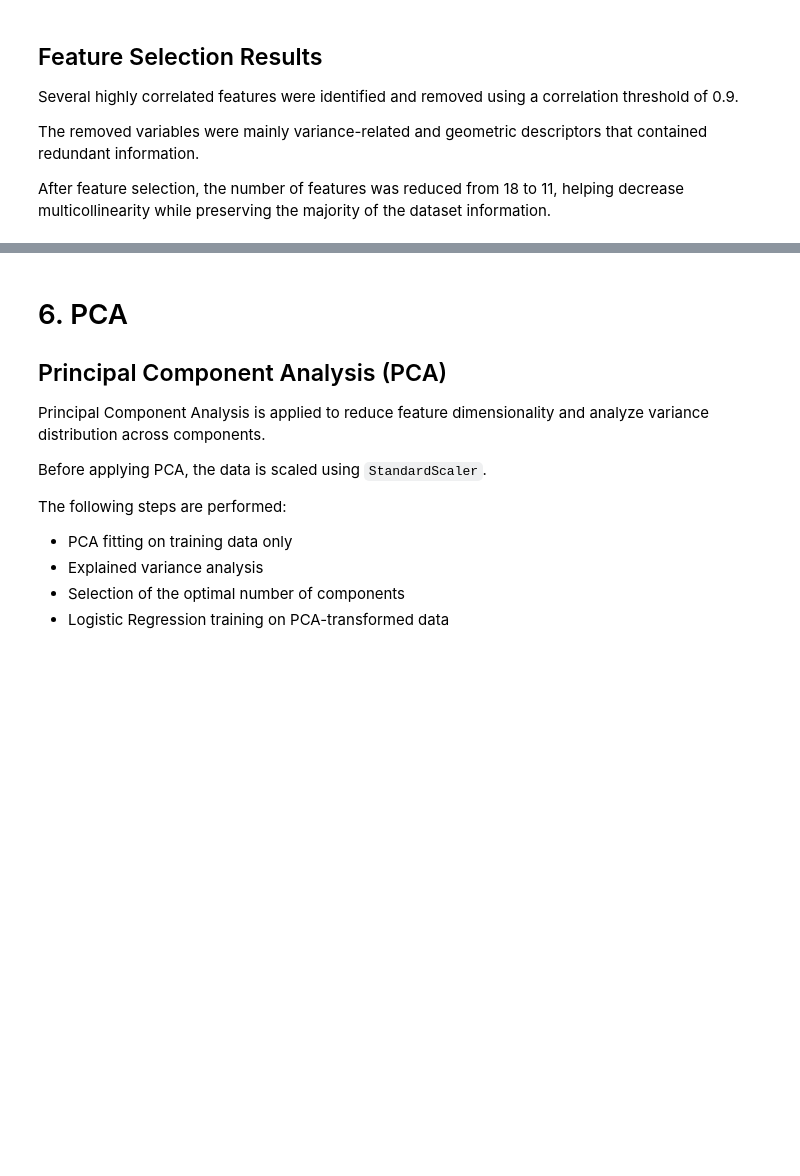
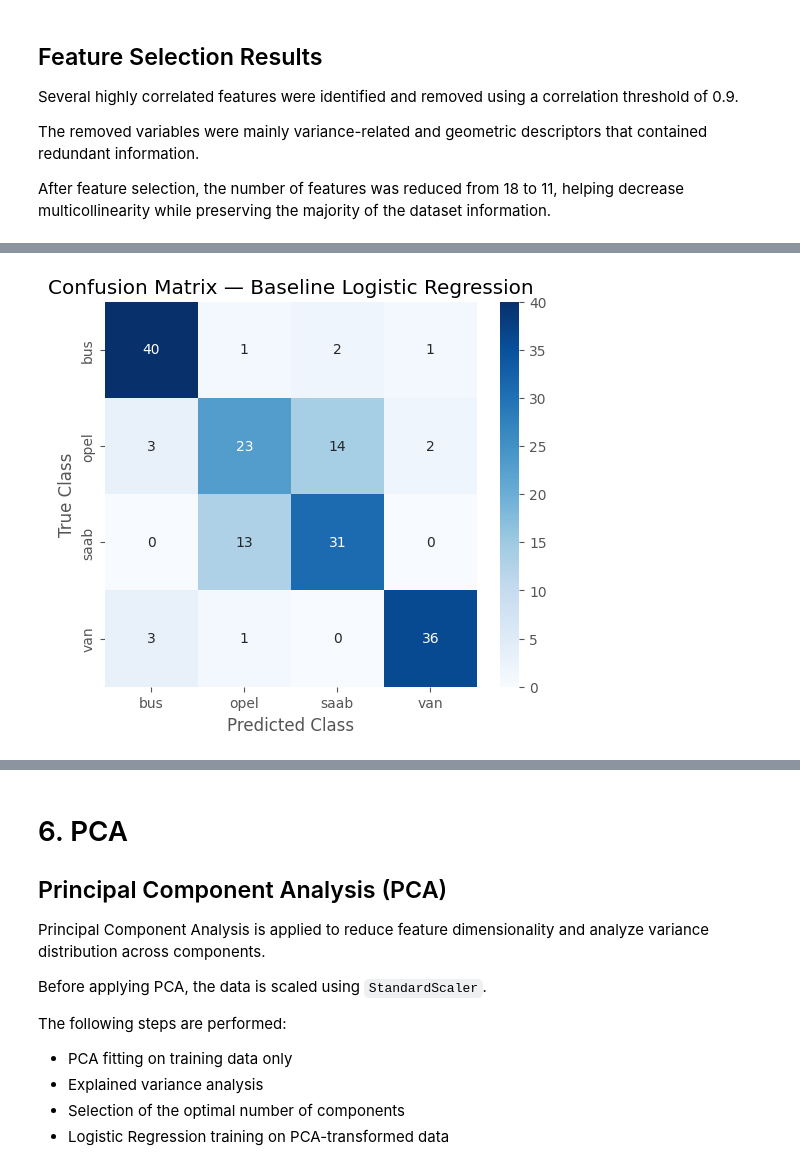
Before and after one commit to Haruw09/vehicle-silhouettes-ml-pipeline, a Jupyter notebook: notebooks/ml_pipeline.ipynb, the cells around one changed output, grey strips where cells are left out. Cells and saved outputs as stored; diff of their text form; code cells hidden in the pictures; blank space fills up the shorter version.

Commit message:
Implement baseline logistic regression model

```diff
--- a/notebooks/ml_pipeline.ipynb
+++ b/notebooks/ml_pipeline.ipynb
@@ -369,0 +387,5 @@ The results obtained in this section serve as a baseline for comparison with mor
+# %%
+logreg_baseline = LogisticRegression(
+    max_iter=1000,
+    random_state=42
+)
@@ -369,0 +410,2 @@ The results obtained in this section serve as a baseline for comparison with mor
+# %%
+logreg_baseline.fit(X_train_scaled, y_train)
@@ -369,0 +414,2 @@ The results obtained in this section serve as a baseline for comparison with mor
+# %%
+y_pred_logreg_baseline = logreg_baseline.predict(X_test_scaled)
@@ -369,0 +474,21 @@ The results obtained in this section serve as a baseline for comparison with mor
+# %%
+conf_matrix = confusion_matrix(y_test, y_pred_logreg_baseline)
+
+plt.figure(figsize=(6, 5))
+
+sns.heatmap(
+    conf_matrix,
+    annot=True,
+    fmt="d",
+    cmap="Blues",
+    xticklabels=logreg_baseline.classes_,
+    yticklabels=logreg_baseline.classes_
+)
+
+plt.title("Confusion Matrix — Baseline Logistic Regression")
+plt.xlabel("Predicted Class")
+plt.ylabel("True Class")
+
+plt.show()
+# %% [output]
+[figure, added]
```
Also changed, not shown: parts of 9 cells of this notebook.
